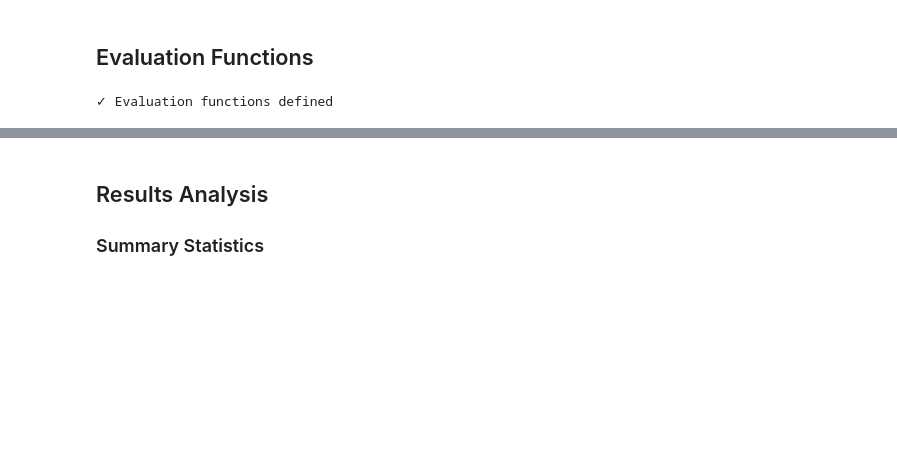
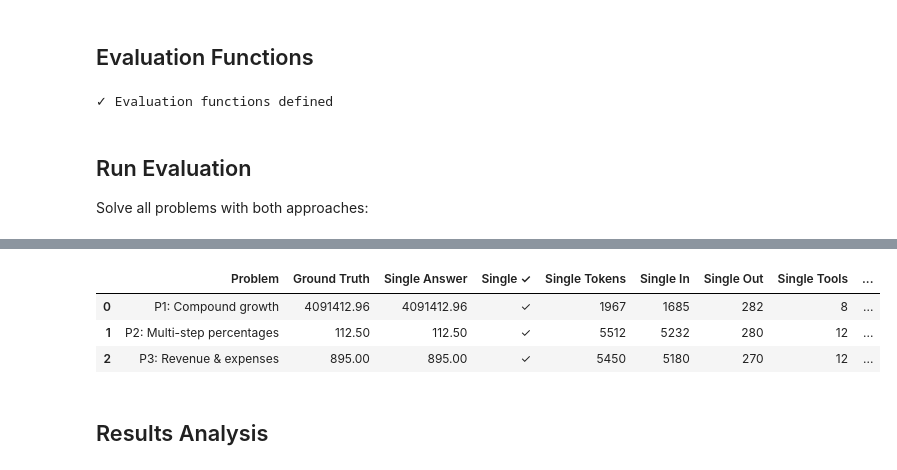
Before and after one commit to milad-o/cogent, a Jupyter notebook: examples/research/math_verification.ipynb, the cells around one changed output, grey strips where cells are left out. Drawn from its saved outputs; the diff is of its cells as text; code cells hidden in the pictures; blank space fills up the shorter version.

```diff
--- a/examples/research/math_verification.ipynb
+++ b/examples/research/math_verification.ipynb
@@ -289,7 +285,9 @@ class EvaluationResult:
     agent_answer: float | None
     reasoning: str
     duration: float
-    tokens: int
+    input_tokens: int
+    output_tokens: int
+    total_tokens: int
     tool_calls: int
     correct: bool
 
@@ -325,7 +323,9 @@ async def evaluate_approach(agent: Agent, problem: MathProblem) -> EvaluationRes
         agent_answer=answer,
         reasoning=reasoning,
         duration=duration,
-        tokens=response.metadata.tokens.total_tokens,
+        input_tokens=response.metadata.tokens.prompt_tokens,
+        output_tokens=response.metadata.tokens.completion_tokens,
+        total_tokens=response.metadata.tokens.total_tokens,
         tool_calls=tool_calls,
         correct=correct,
     )
@@ -334,44 +334,44 @@ async def evaluate_approach(agent: Agent, problem: MathProblem) -> EvaluationRes
 print("✓ Evaluation functions defined")
 # %% [output]
 ✓ Evaluation functions defined
+# %% [markdown]
+## Run Evaluation
+
+Solve all problems with both approaches:
 # %%
 # Run all evaluations concurrently (3 problems × 2 agents = 6 concurrent tasks)
-# Using TaskGroup for structured concurrency with better error handling
-async with asyncio.TaskGroup() as tg:
-    tasks = []
-    for problem in PROBLEMS:
-        tasks.append(tg.create_task(evaluate_approach(single_agent, problem)))
-        tasks.append(tg.create_task(evaluate_approach(multi_agent_orchestrator, problem)))
+# Using gather for independent parallel execution
+tasks = []
+for problem in PROBLEMS:
+    tasks.append(evaluate_approach(single_agent, problem))
+    tasks.append(evaluate_approach(multi_agent_orchestrator, problem))
+
+results = await asyncio.gather(*tasks)
 
 # Extract results
-results = [task.result() for task in tasks]
 single_results = [results[i] for i in range(0, len(results), 2)]
 multi_results = [results[i] for i in range(1, len(results), 2)]
 
-# Display results with detailed metrics
-for i, (problem, single, multi) in enumerate(zip(PROBLEMS, single_results, multi_results), 1):
-    print(f"\n{'=' * 80}")
-    print(f"PROBLEM {i}: {problem.description}")
-    print(f"{'=' * 80}")
-    print(f"Ground Truth: {problem.ground_truth:,.2f}\n")
+# Create detailed results DataFrame
+df_detailed = pd.DataFrame({
+    'Problem': [f'P{i}: {p.description}' for i, p in enumerate(PROBLEMS, 1)],
+    'Ground Truth': [p.ground_truth for p in PROBLEMS],
+    'Single Answer': [r.agent_answer for r in single_results],
+    'Single ✓': ['✓' if r.correct else '✗' for r in single_results],
+    'Single Tokens': [r.total_tokens for r in single_results],
+    'Single In': [r.input_tokens for r in single_results],
+    'Single Out': [r.output_tokens for r in single_results],
+    'Single Tools': [r.tool_calls for r in single_results],
+    'Single Time': [r.duration for r in single_results],
+    'Multi Answer': [r.agent_answer for r in multi_results],
+    'Multi ✓': ['✓' if r.correct else '✗' for r in multi_results],
+    'Multi Tokens': [r.total_tokens for r in multi_results],
+    'Multi In': [r.input_tokens for r in multi_results],
+    'Multi Out': [r.output_tokens for r in multi_results],
+    'Multi Tools': [r.tool_calls for r in multi_results],
+    'Multi Time': [r.duration for r in multi_results],
+})
 
-    # Single agent results
-    status_single = "✓ CORRECT" if single.correct else "✗ WRONG"
-    print(f"Single Agent: {status_single}")
-    print(f"  Answer:      {single.agent_answer:,.2f}")
-    print(f"  Time:        {single.duration:.2f}s")
-    print(f"  Tokens:      {single.tokens:,} total")
-    print(f"  Tool Calls:  {single.tool_calls}")
-
-    # Multi-agent results
-    status_multi = "✓ CORRECT" if multi.correct else "✗ WRONG"
-    print(f"\nMulti-Agent:  {status_multi}")
-    print(f"  Answer:      {multi.agent_answer:,.2f}")
-    print(f"  Time:        {multi.duration:.2f}s")
-    print(f"  Tokens:      {multi.tokens:,} total")
-    print(f"  Tool Calls:  {multi.tool_calls}")
-
-print("\n" + "=" * 80)
-print("✓ Evaluation complete!")
-print("=" * 80)
+print("✓ Evaluation complete!\n")
+display(df_detailed)
 # %% [output]
@@ -395,5 +379,7 @@ Multi-Agent:  ✓ CORRECT
+|  | Problem | Ground Truth | Single Answer | Single ✓ | Single Tokens | Single In | Single Out | Single Tools | ... |
+| 0 | P1: Compound growth | 4091412.96 | 4091412.96 | ✓ | 1967 | 1685 | 282 | 8 | ... |
+| 1 | P2: Multi-step percentages | 112.50 | 112.50 | ✓ | 5512 | 5232 | 280 | 12 | ... |
+| 2 | P3: Revenue & expenses | 895.00 | 895.00 | ✓ | 5450 | 5180 | 270 | 12 | ... |
 # %% [markdown]
 ## Results Analysis
-
-### Summary Statistics
 # %%
```
Also changed, not shown: parts of 12 cells of this notebook.
